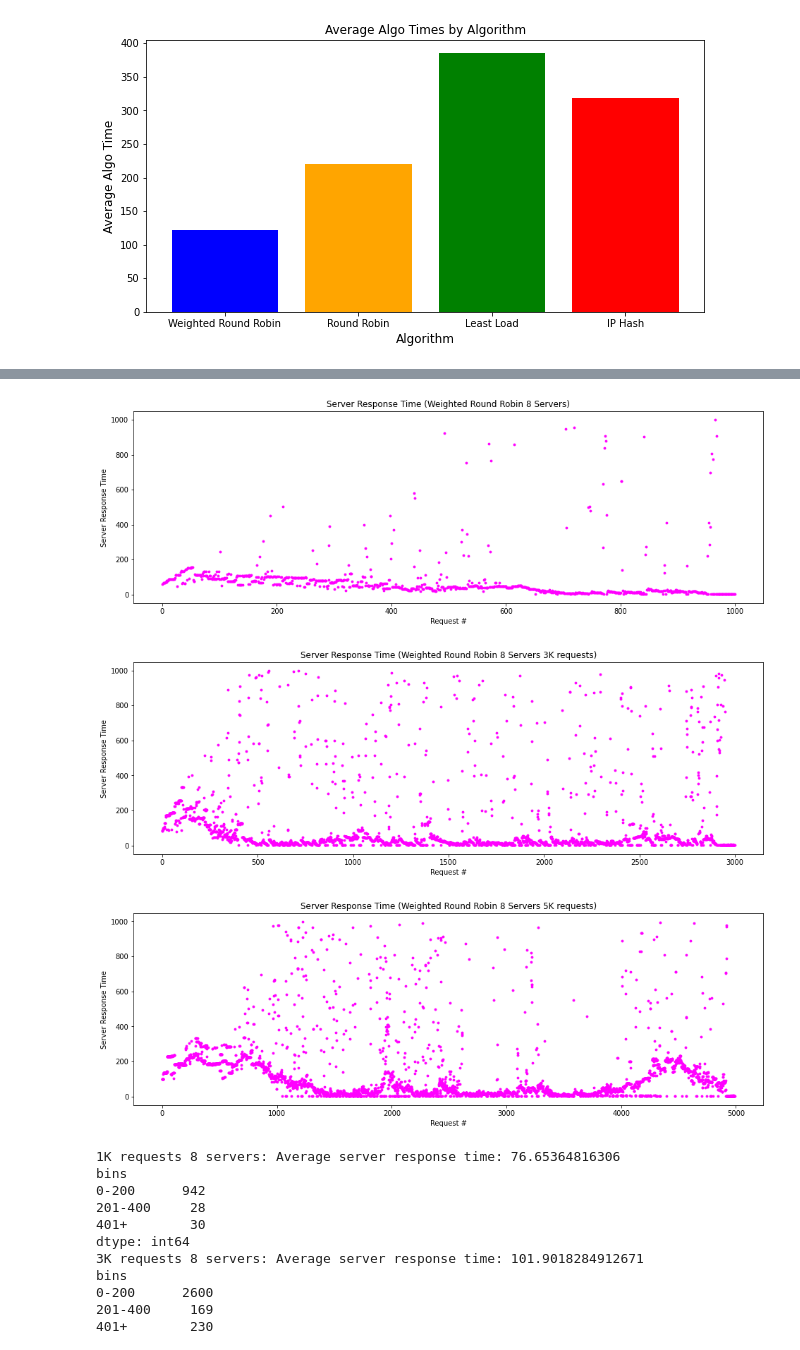
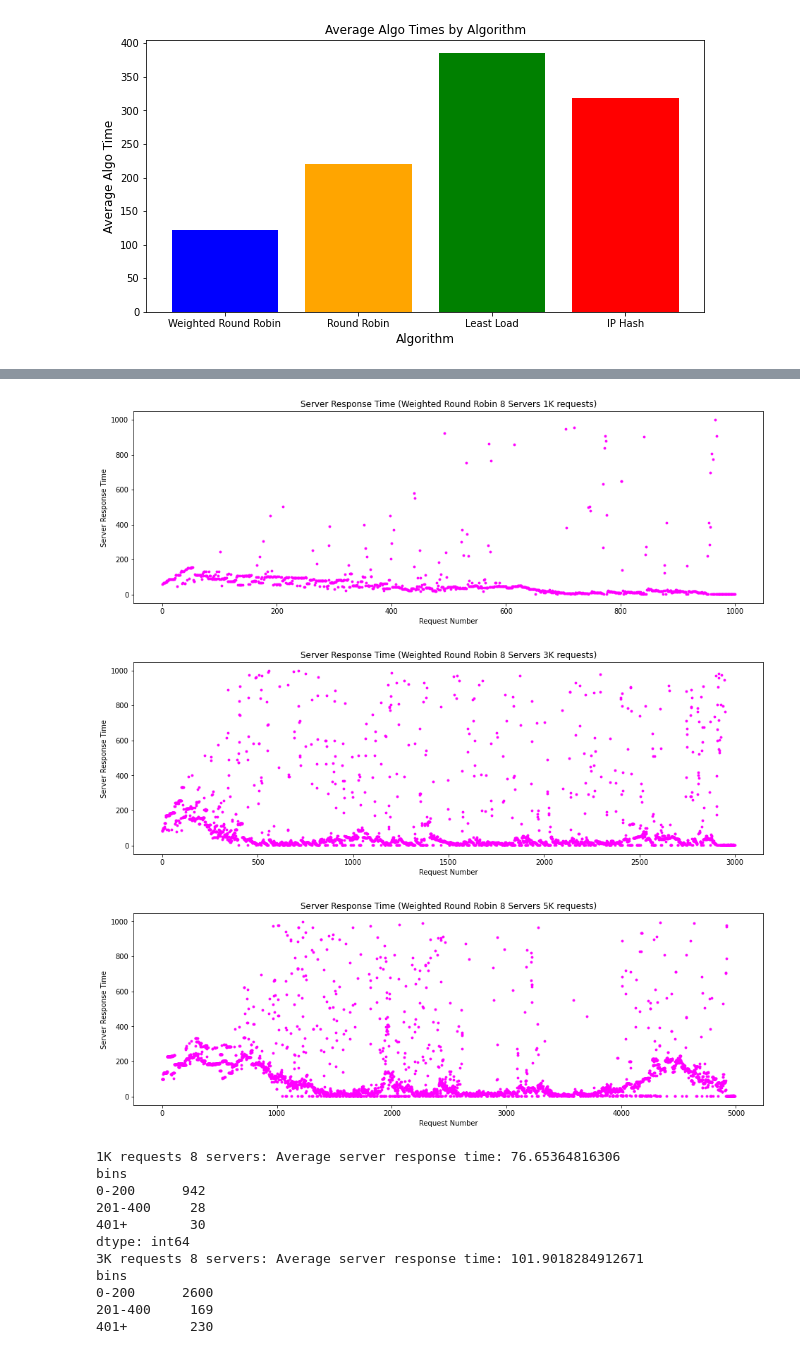
Before and after one commit to nirajmg/networkLB, a Jupyter notebook: nlb.ipynb, the cells around one changed output, grey strips where cells are left out. Cells and saved outputs as stored; diff of their text form; code cells hidden in the pictures.

```diff
--- a/nlb.ipynb
+++ b/nlb.ipynb
@@ -129,8 +129,8 @@ for i,df in enumerate([wrr,rr,lrt,iph]):
 
   plt.figure(figsize=(10,5))
   plt.scatter(sdf.index, sdf.ip, c=colors, s=ptsize, cmap="Dark2")
-  plt.title('Server Response Time Evolution over Interval of Requests ({})'.format(algo))
-  plt.ylabel('Server Response Time')
-  plt.xlabel('Request #')
+  plt.title('Distribution of Requests over Servers ({})'.format(algo))
+  plt.ylabel('Server IP Adress')
+  plt.xlabel('Request Number')
   plt.show()
 # %% [output]
@@ -141,24 +141,24 @@ for i,df in enumerate([wrr,rr,lrt,iph]):
 # %%
 ptsize = 8
 for i,df in enumerate([wrr8,wrr8_3k,wrr8_5k]):
   if i==0:
-    algo="Weighted Round Robin 8 Servers"
+    algo="Weighted Round Robin 8 Servers 1K requests"
   elif i==1:
     algo="Weighted Round Robin 8 Servers 3K requests"
   elif i==2:
     algo="Weighted Round Robin 8 Servers 5K requests"
 
   ips = np.unique(df.ip)
   plt.figure(figsize=(16,5))
   plt.scatter(df.index, df.response_time, c='magenta', s=ptsize)
   plt.title('Server Response Time ({})'.format(algo))
   plt.ylabel('Server Response Time')
-  plt.xlabel('Request #')
+  plt.xlabel('Request Number')
   plt.show()
 # %% [output]
-[figure, old version]
+[figure, new version]
-[figure, old version]
+[figure, new version]
-[figure, old version]
+[figure, new version]
 # %%
 fig,(ax1,ax2,ax3) = plt.subplots(3,1,figsize=(24,8))
 ax1=plt.subplot(1,3,1)
```
Also changed, not shown: parts of 1 cell of this notebook.
